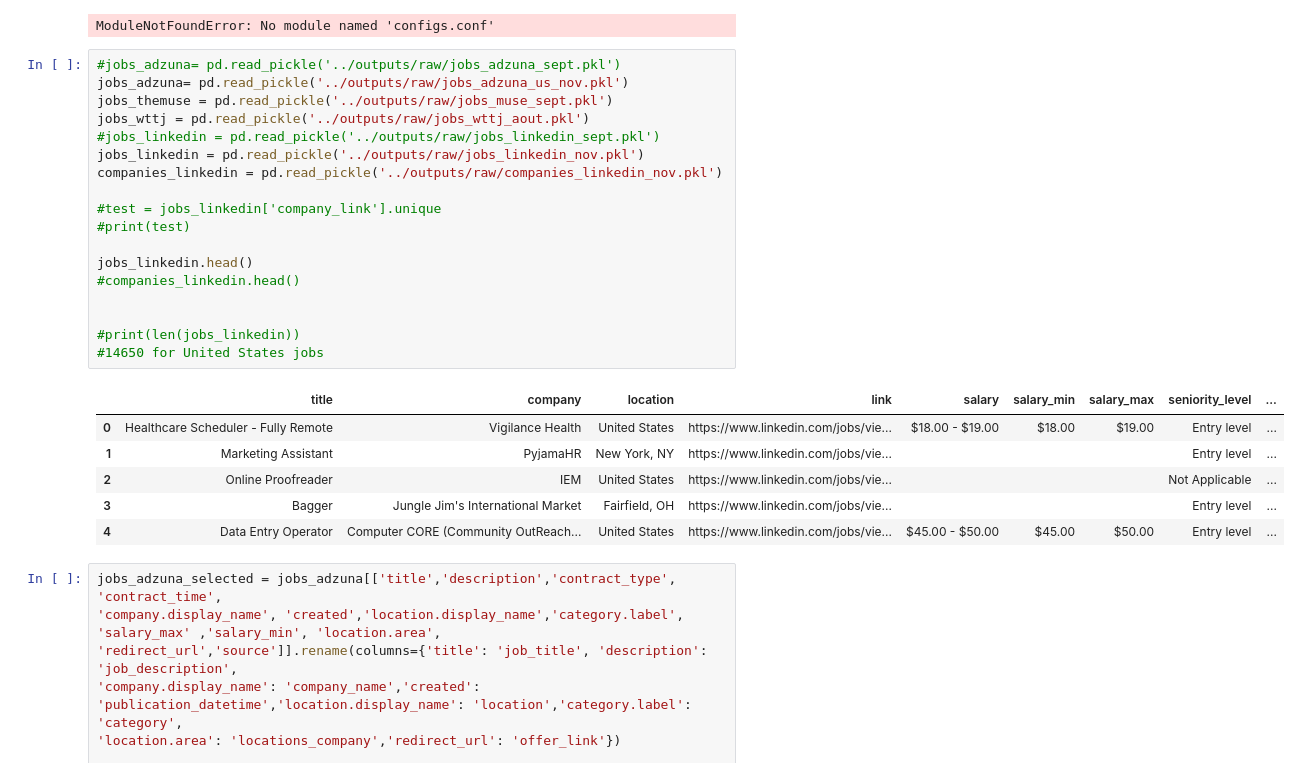
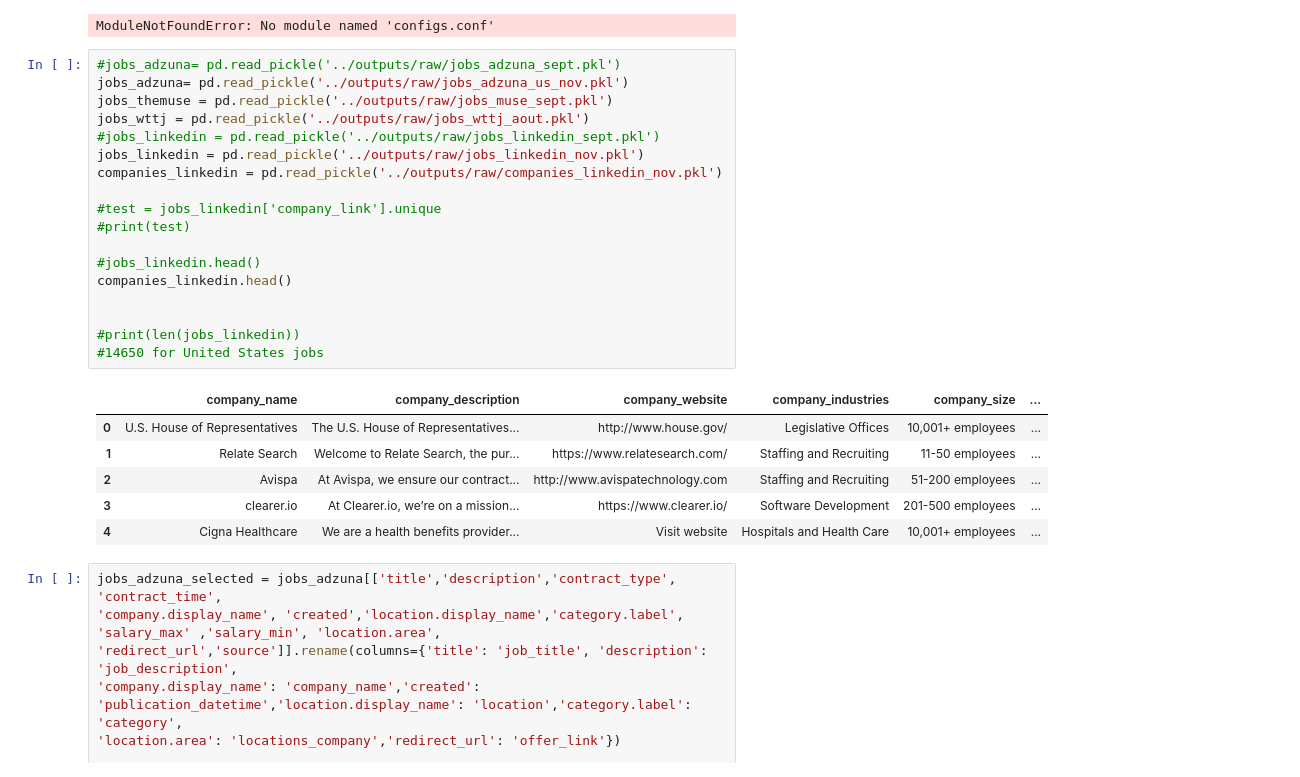
Before and after one commit to sodagt/JobMarket, a Jupyter notebook: processing/process_jobs.ipynb, the cells around one changed output. Drawn from its saved outputs; the diff is of its cells as text.

Commit message:
linkedin companies process

```diff
--- a/processing/process_jobs.ipynb
+++ b/processing/process_jobs.ipynb
@@ -22,28 +22,28 @@ ModuleNotFoundError: No module named 'configs.conf'
 # %%
 #jobs_adzuna= pd.read_pickle('../outputs/raw/jobs_adzuna_sept.pkl')
 jobs_adzuna= pd.read_pickle('../outputs/raw/jobs_adzuna_us_nov.pkl')
 jobs_themuse = pd.read_pickle('../outputs/raw/jobs_muse_sept.pkl')
 jobs_wttj = pd.read_pickle('../outputs/raw/jobs_wttj_aout.pkl')
 #jobs_linkedin = pd.read_pickle('../outputs/raw/jobs_linkedin_sept.pkl')
 jobs_linkedin = pd.read_pickle('../outputs/raw/jobs_linkedin_nov.pkl')
 companies_linkedin = pd.read_pickle('../outputs/raw/companies_linkedin_nov.pkl')
 
 #test = jobs_linkedin['company_link'].unique
 #print(test)
 
-jobs_linkedin.head()
-#companies_linkedin.head()
+#jobs_linkedin.head()
+companies_linkedin.head()
 
 
 #print(len(jobs_linkedin))
 #14650 for United States jobs
 # %% [output]
-|  | title | company | location | link | salary | salary_min | salary_max | seniority_level | ... |
-| 0 | Healthcare Scheduler - Fully Remote | Vigilance Health | United States | https://www.linkedin.com/jobs/vie... | $18.00 - $19.00 | $18.00 | $19.00 | Entry level | ... |
-| 1 | Marketing Assistant | PyjamaHR | New York, NY | https://www.linkedin.com/jobs/vie... |  |  |  | Entry level | ... |
-| 2 | Online Proofreader | IEM | United States | https://www.linkedin.com/jobs/vie... |  |  |  | Not Applicable | ... |
-| 3 | Bagger | Jungle Jim's International Market | Fairfield, OH | https://www.linkedin.com/jobs/vie... |  |  |  | Entry level | ... |
-| 4 | Data Entry Operator | Computer CORE (Community OutReach... | United States | https://www.linkedin.com/jobs/vie... | $45.00 - $50.00 | $45.00 | $50.00 | Entry level | ... |
+|  | company_name | company_description | company_website | company_industries | company_size | ... |
+| 0 | U.S. House of Representatives | The U.S. House of Representatives... | http://www.house.gov/ | Legislative Offices | 10,001+ employees | ... |
+| 1 | Relate Search | Welcome to Relate Search, the pur... | https://www.relatesearch.com/ | Staffing and Recruiting | 11-50 employees | ... |
+| 2 | Avispa | At Avispa, we ensure our contract... | http://www.avispatechnology.com | Staffing and Recruiting | 51-200 employees | ... |
+| 3 | clearer.io | At Clearer.io, we’re on a mission... | https://www.clearer.io/ | Software Development | 201-500 employees | ... |
+| 4 | Cigna Healthcare | We are a health benefits provider... | Visit website | Hospitals and Health Care | 10,001+ employees | ... |
 # %%
 jobs_adzuna_selected = jobs_adzuna[['title','description','contract_type', 'contract_time',
 'company.display_name', 'created','location.display_name','category.label', 'salary_max' ,'salary_min', 'location.area',
```
